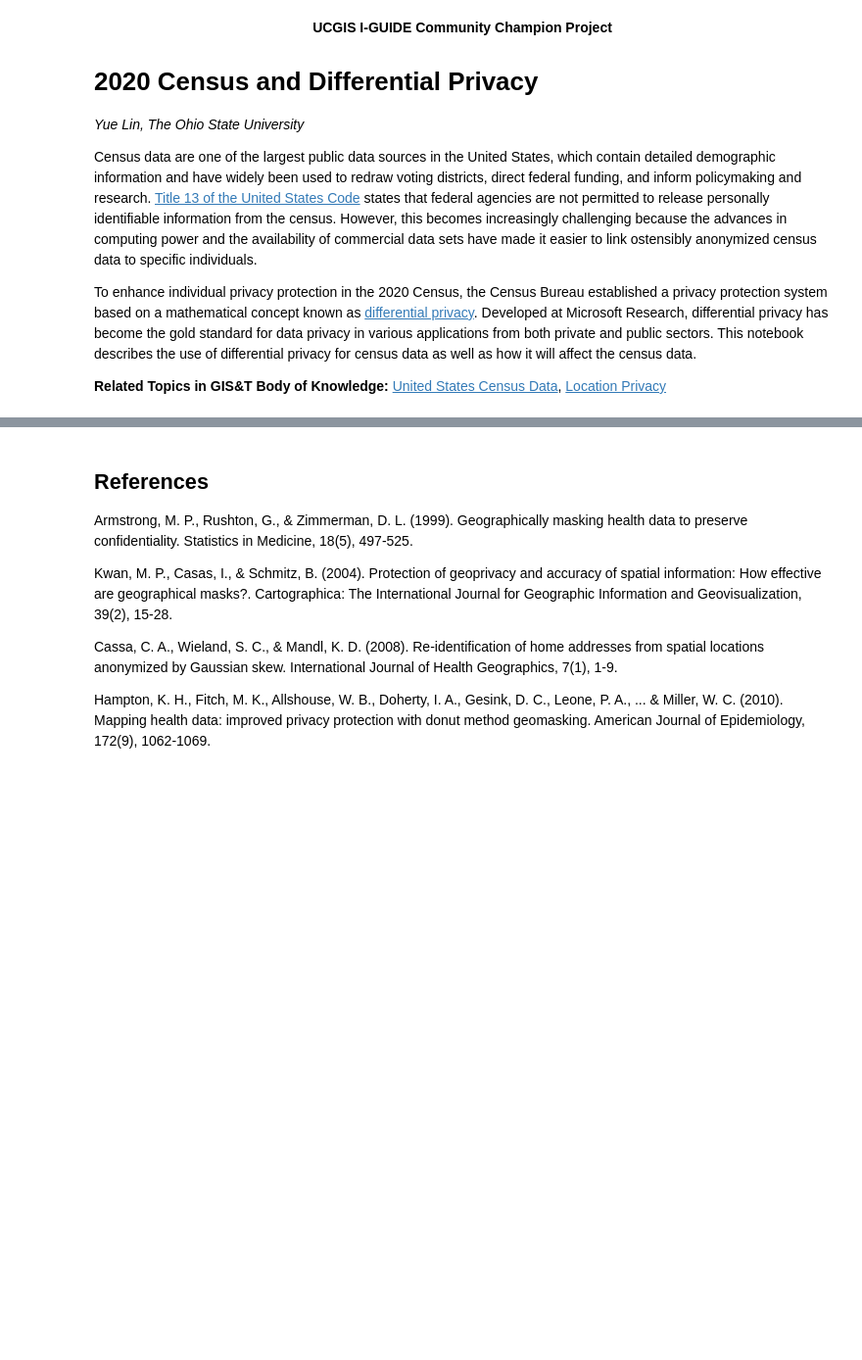
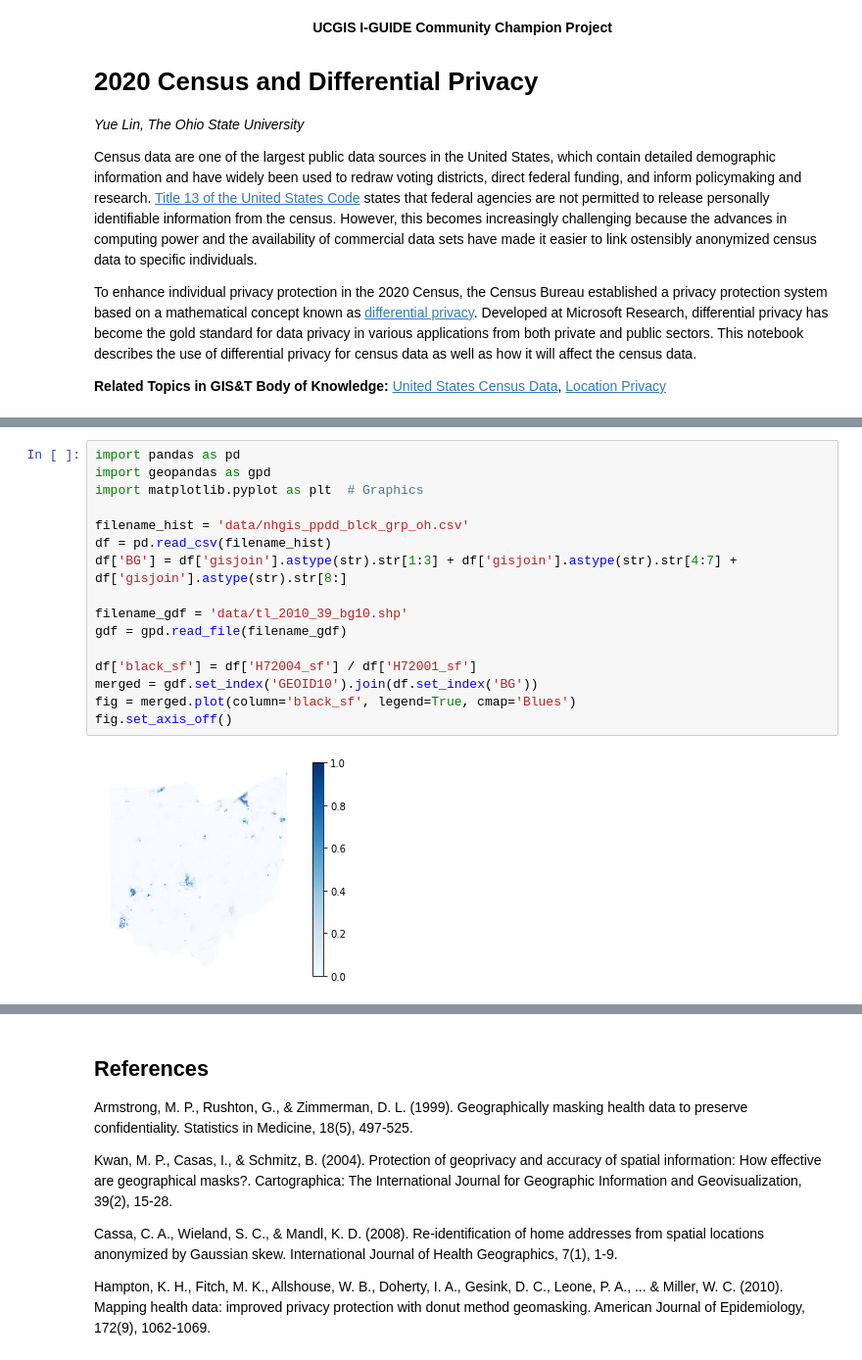
Before and after one commit to linyuehzzz/ucgis-iguide-geoprivacy, a Jupyter notebook: census_privacy.ipynb, the cells around one changed output, grey strips where cells are left out. Shown at 98% size. Cells and saved outputs as stored; diff of their text form; blank space fills up the shorter version.

Commit message:
update nhgis

```diff
--- a/census_privacy.ipynb
+++ b/census_privacy.ipynb
@@ -232,0 +54,18 @@ ax.set_axis_off()
+# %%
+import pandas as pd
+import geopandas as gpd
+import matplotlib.pyplot as plt  # Graphics
+
+filename_hist = 'data/nhgis_ppdd_blck_grp_oh.csv'
+df = pd.read_csv(filename_hist)
+df['BG'] = df['gisjoin'].astype(str).str[1:3] + df['gisjoin'].astype(str).str[4:7] + df['gisjoin'].astype(str).str[8:]
+
+filename_gdf = 'data/tl_2010_39_bg10.shp'
+gdf = gpd.read_file(filename_gdf)
+
+df['black_sf'] = df['H72004_sf'] / df['H72001_sf']
+merged = gdf.set_index('GEOID10').join(df.set_index('BG'))
+fig = merged.plot(column='black_sf', legend=True, cmap='Blues')
+fig.set_axis_off()
+# %% [output]
+[figure, added]
```
Also changed, not shown: parts of 22 cells of this notebook, 10 other files.
